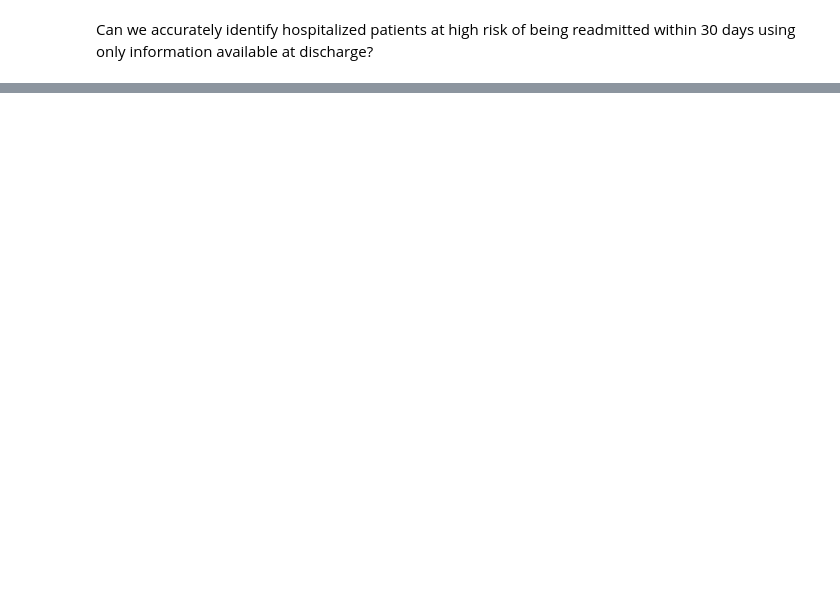
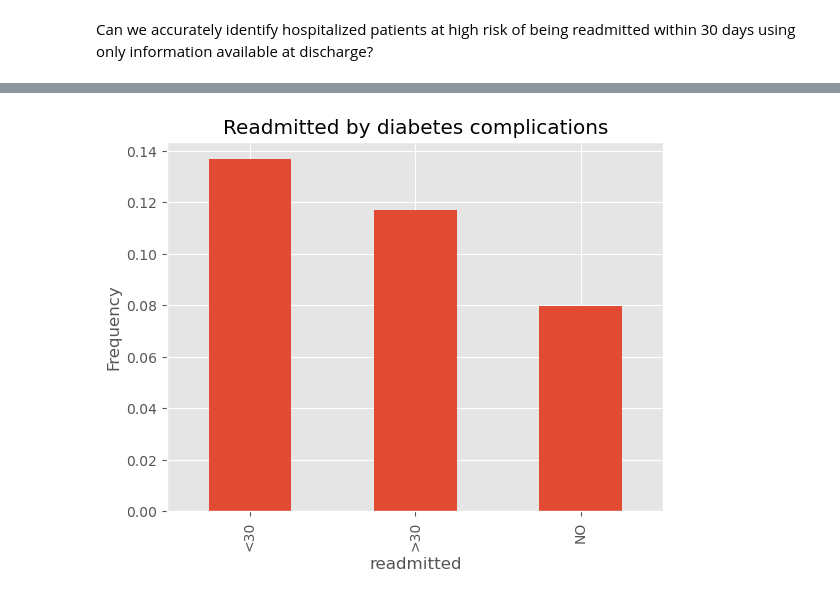
Before and after one commit to Javih10/clinical_prediction, a Jupyter notebook: notebooks/01_EDA.ipynb, the cells around one changed output, grey strips where cells are left out. Cells and saved outputs as stored; diff of their text form; code cells hidden in the pictures; blank space fills up the shorter version.

```diff
--- a/notebooks/01_EDA.ipynb
+++ b/notebooks/01_EDA.ipynb
@@ -325,0 +331,10 @@ df[['max_glu_serum','A1Cresult']]
+# %%
+df.groupby('readmitted')['has_diabetes_complications']\
+    .mean()\
+        .plot(kind='bar')
+
+plt.ylabel('Frequency')
+plt.title('Readmitted by diabetes complications')
+plt.show()
+# %% [output]
+[figure, added]
```
Also changed, not shown: parts of 10 cells of this notebook.
